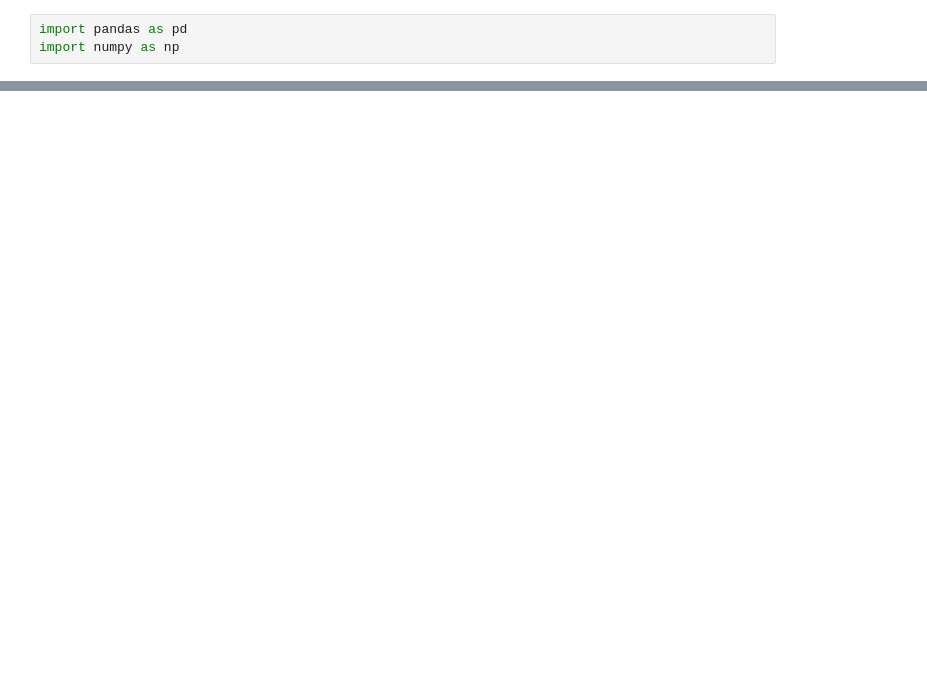
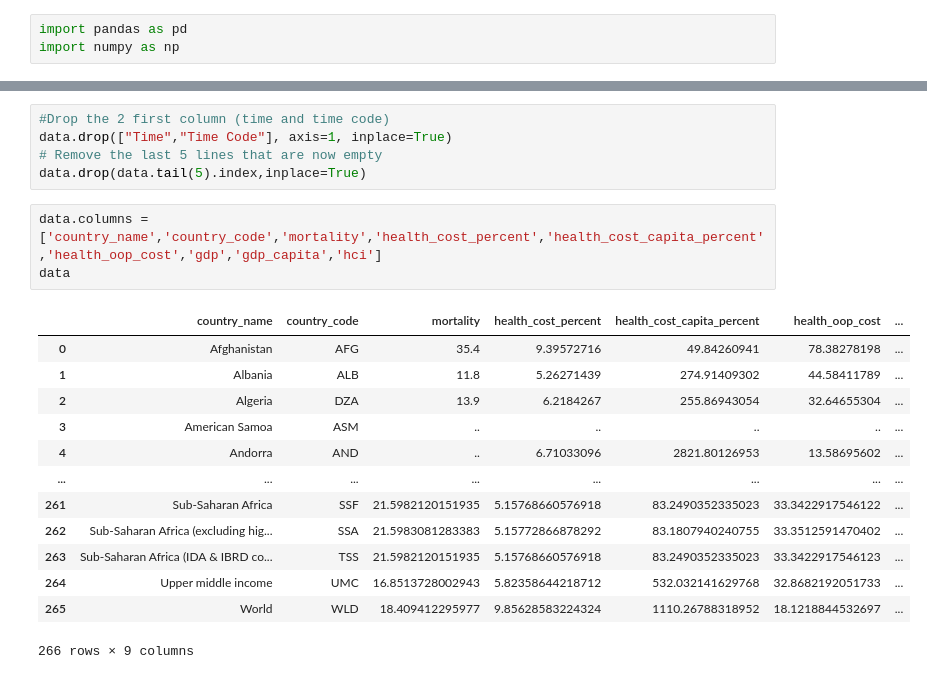
Before and after one commit to DangerousWizardry/ProjetIA, a Jupyter notebook: ProjetIA.ipynb, the cells around one changed output, grey strips where cells are left out. Drawn from its saved outputs; the diff is of its cells as text; blank space fills up the shorter version.

```diff
--- a/ProjetIA.ipynb
+++ b/ProjetIA.ipynb
@@ -14,0 +49,22 @@ Mais ça risque d'être plus compliqué à traîter et si on trouve rien de conc
+# %%
+#Drop the 2 first column (time and time code)
+data.drop(["Time","Time Code"], axis=1, inplace=True)
+# Remove the last 5 lines that are now empty
+data.drop(data.tail(5).index,inplace=True)
+# %%
+data.columns = ['country_name','country_code','mortality','health_cost_percent','health_cost_capita_percent','health_oop_cost','gdp','gdp_capita','hci']
+data
+# %% [output]
+|  | country_name | country_code | mortality | health_cost_percent | health_cost_capita_percent | health_oop_cost | ... |
+| 0 | Afghanistan | AFG | 35.4 | 9.39572716 | 49.84260941 | 78.38278198 | ... |
+| 1 | Albania | ALB | 11.8 | 5.26271439 | 274.91409302 | 44.58411789 | ... |
+| 2 | Algeria | DZA | 13.9 | 6.2184267 | 255.86943054 | 32.64655304 | ... |
+| 3 | American Samoa | ASM | .. | .. | .. | .. | ... |
+| 4 | Andorra | AND | .. | 6.71033096 | 2821.80126953 | 13.58695602 | ... |
+| ... | ... | ... | ... | ... | ... | ... | ... |
+| 261 | Sub-Saharan Africa | SSF | 21.5982120151935 | 5.15768660576918 | 83.2490352335023 | 33.3422917546122 | ... |
+| 262 | Sub-Saharan Africa (excluding hig... | SSA | 21.5983081283383 | 5.15772866878292 | 83.1807940240755 | 33.3512591470402 | ... |
+| 263 | Sub-Saharan Africa (IDA & IBRD co... | TSS | 21.5982120151935 | 5.15768660576918 | 83.2490352335023 | 33.3422917546123 | ... |
+| 264 | Upper middle income | UMC | 16.8513728002943 | 5.82358644218712 | 532.032141629768 | 32.8682192051733 | ... |
+| 265 | World | WLD | 18.409412295977 | 9.85628583224324 | 1110.26788318952 | 18.1218844532697 | ... |
+266 rows × 9 columns
```
Also changed, not shown: parts of 15 cells of this notebook, 2 other files.
